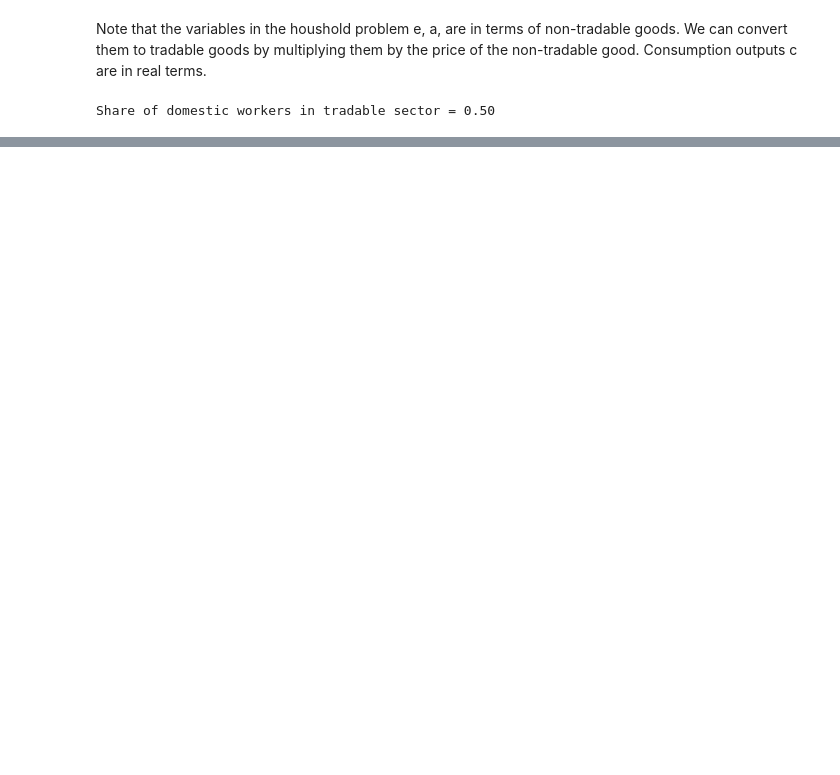
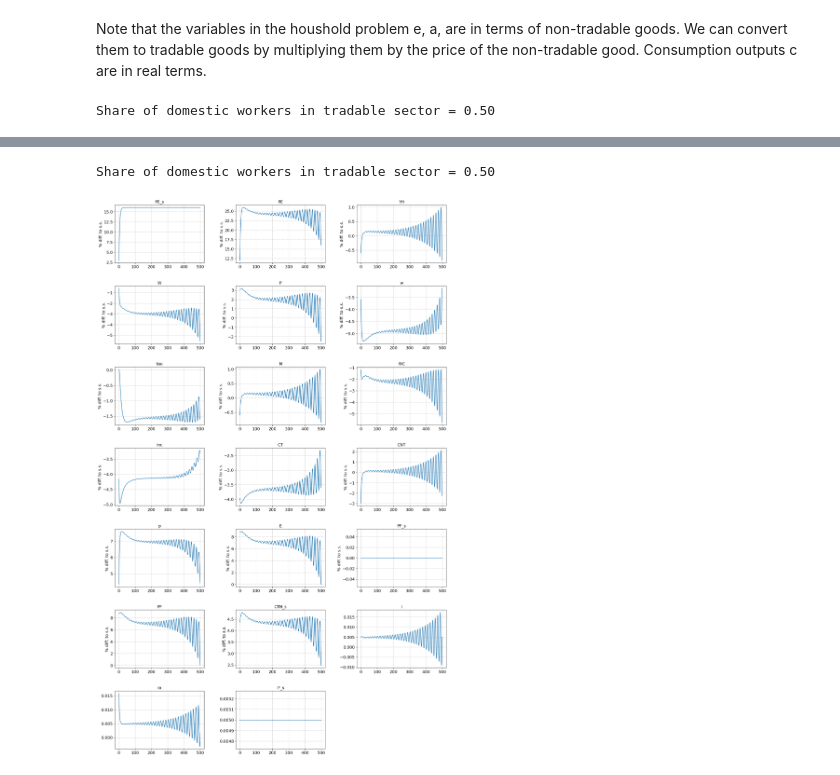
Before and after one commit to funlime/I_HANK_PIGL, a Jupyter notebook: Notebook.ipynb, the cells around one changed output, grey strips where cells are left out. Drawn from its saved outputs; the diff is of its cells as text; code cells hidden in the pictures; blank space fills up the shorter version.

```diff
--- a/Notebook.ipynb
+++ b/Notebook.ipynb
@@ -77,10 +82,15 @@ model_fixed.find_transition_path(shocks=shock_PE_s, do_end_check=False)
 # %%
-model_taylor = model.copy(name='taylor rule')
-model_taylor.par.float = False
+model_taylor = model.copy(name='Taylor rule')
+# model_taylor.par.nu = 2.0
+model_taylor.par.float = True
 model_taylor.par.mon_policy = 'taylor_OLD'
 model_taylor.find_ss(do_print=False)
 model_taylor.compute_jacs()
 model_taylor.find_transition_path(shocks=shock_PE_s, do_end_check=False)
+model_taylor.show_IRFs(paths, T_max=500, ncols=3, lvl_value=lvl_path, do_shocks=False, do_targets=False)
+# %% [output]
+Share of domestic workers in tradable sector = 0.50
+[figure, added]
 # %%
 models_list = [model_float, model_fixed, model_taylor]
 labels = []
```
Also changed, not shown: parts of 8 cells of this notebook, 4 other files.
